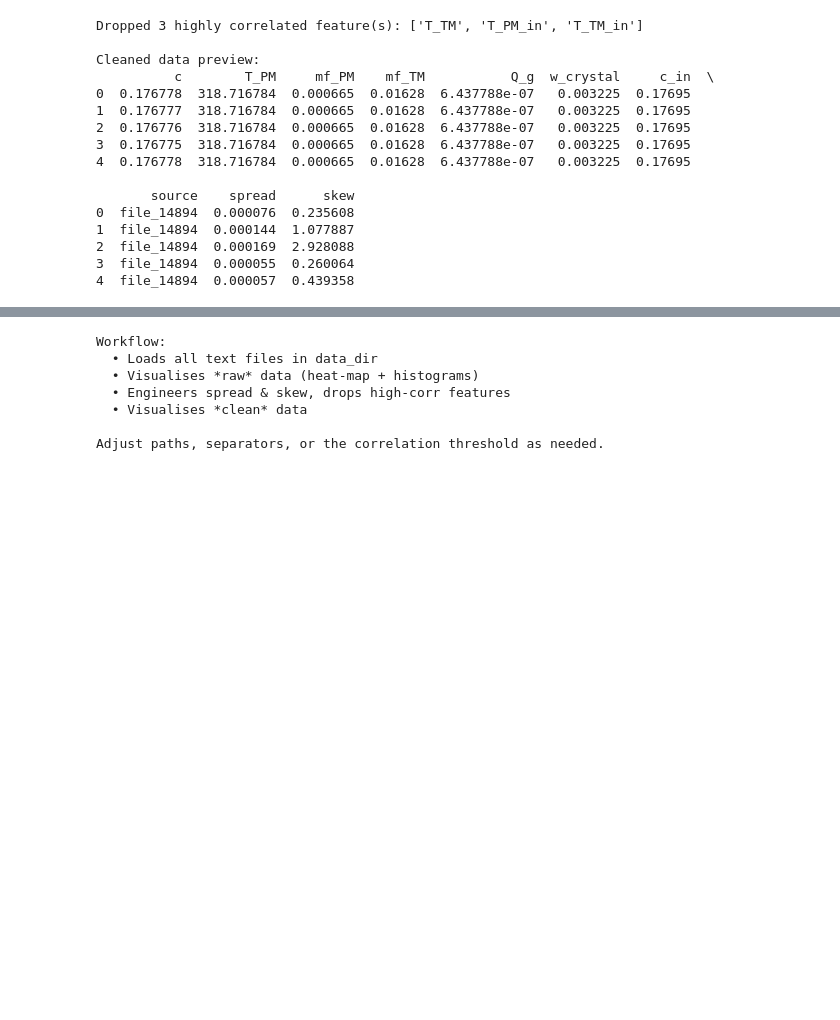
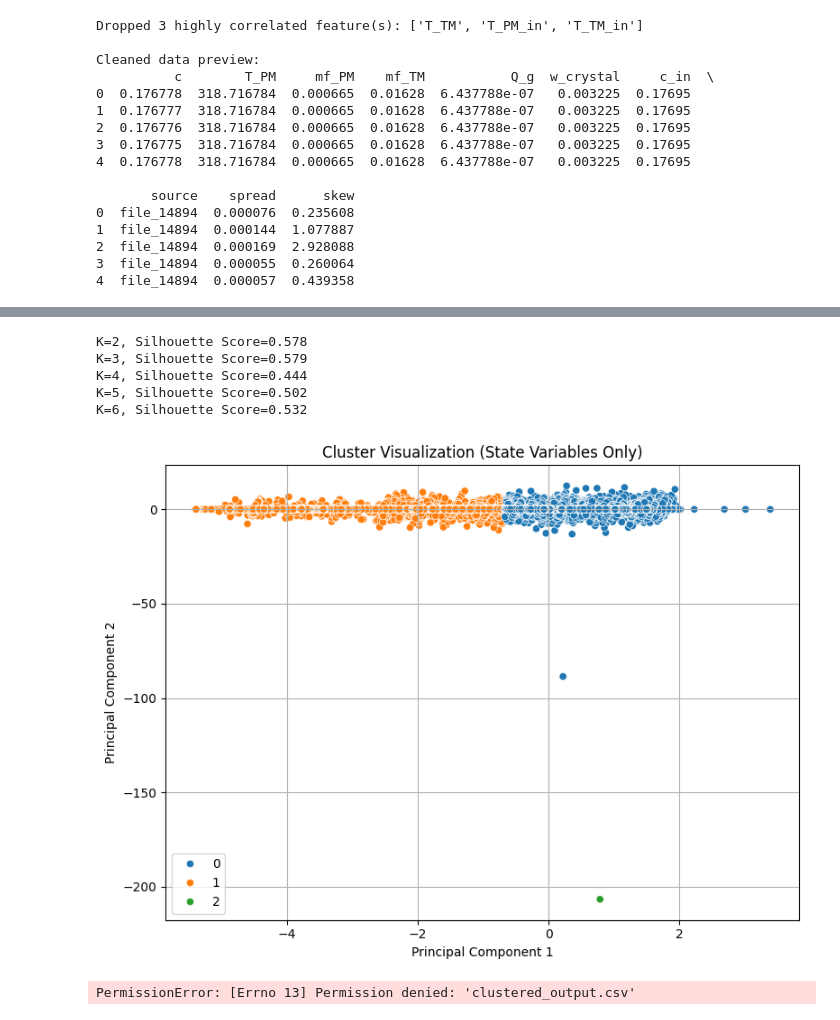
Before and after one commit to TejAmin/SFC_Modeling_Using_ANN, a Jupyter notebook: Tej/main.ipynb, the cells around one changed output, grey strips where cells are left out. Saved outputs shown, nothing was run; the diff lists cells and outputs as text; code cells hidden in the pictures; blank space fills up the shorter version.

Commit message:
Added clustering code

```diff
--- a/Tej/main.ipynb
+++ b/Tej/main.ipynb
@@ -12,7 +12,8 @@ import pandas as pd
 
 from utils import load_txt_folder
 from visualize import  visualize
-from tidy_features import tidy_features   # your existing loader
+from tidy import tidy_features
+from new_test import cluster_clean_data_states_only # your existing loader
 
 def main() -> None:
     try:
@@ -38,6 +39,12 @@ def main() -> None:
 
     visualize(df_clean)
 
+
+
+    df_clustered = cluster_clean_data_states_only(df_clean)
+    df_clustered.to_csv("clustered_output.csv", index=False)
+
+
 if __name__ == "__main__":
     main()
 
@@ -60,37 +67,37 @@ Raw data preview:
 
      mf_TM           Q_g  w_crystal     c_in     T_PM_in     T_TM_in  \
 0  0.01628  6.437788e-07   0.003225  0.17695  323.120637  323.120637
 1  0.01628  6.437788e-07   0.003225  0.17695  323.120637  323.120637
 2  0.01628  6.437788e-07   0.003225  0.17695  323.120637  323.120637
 ... (5 lines left out)
 1  file_14894
 2  file_14894
 3  file_14894
 4  file_14894
 [figure]
 [figure]
 Dropped 3 highly correlated feature(s): ['T_TM', 'T_PM_in', 'T_TM_in']
 
 Cleaned data preview:
           c        T_PM     mf_PM    mf_TM           Q_g  w_crystal     c_in  \
 0  0.176778  318.716784  0.000665  0.01628  6.437788e-07   0.003225  0.17695
 1  0.176777  318.716784  0.000665  0.01628  6.437788e-07   0.003225  0.17695
 2  0.176776  318.716784  0.000665  0.01628  6.437788e-07   0.003225  0.17695
 3  0.176775  318.716784  0.000665  0.01628  6.437788e-07   0.003225  0.17695
 4  0.176778  318.716784  0.000665  0.01628  6.437788e-07   0.003225  0.17695
 
        source    spread      skew
 0  file_14894  0.000076  0.235608
 1  file_14894  0.000144  1.077887
 2  file_14894  0.000169  2.928088
 3  file_14894  0.000055  0.260064
 4  file_14894  0.000057  0.439358
 [figure]
 [figure]
-Workflow:
-  • Loads all text files in data_dir
-  • Visualises *raw* data (heat-map + histograms)
-  • Engineers spread & skew, drops high-corr features
-  • Visualises *clean* data
-
-Adjust paths, separators, or the correlation threshold as needed.
+K=2, Silhouette Score=0.578
+K=3, Silhouette Score=0.579
+K=4, Silhouette Score=0.444
+K=5, Silhouette Score=0.502
+K=6, Silhouette Score=0.532
+[figure, added]
+PermissionError: [Errno 13] Permission denied: 'clustered_output.csv'
```
Also changed, not shown: 5 other files.
